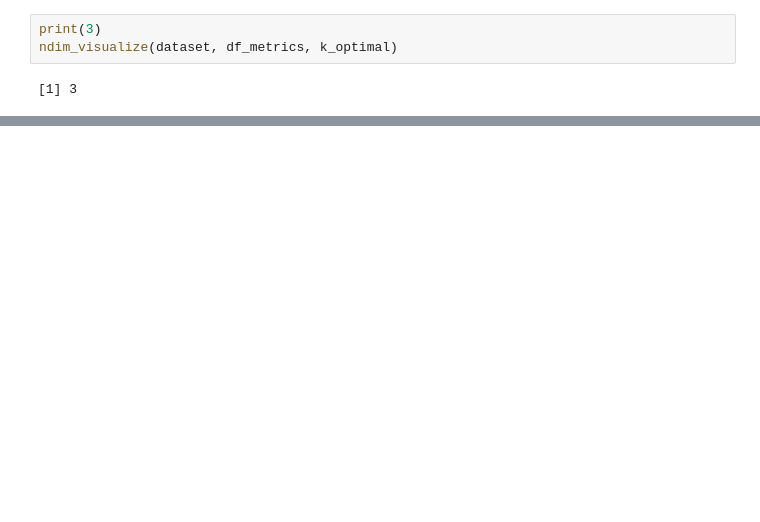
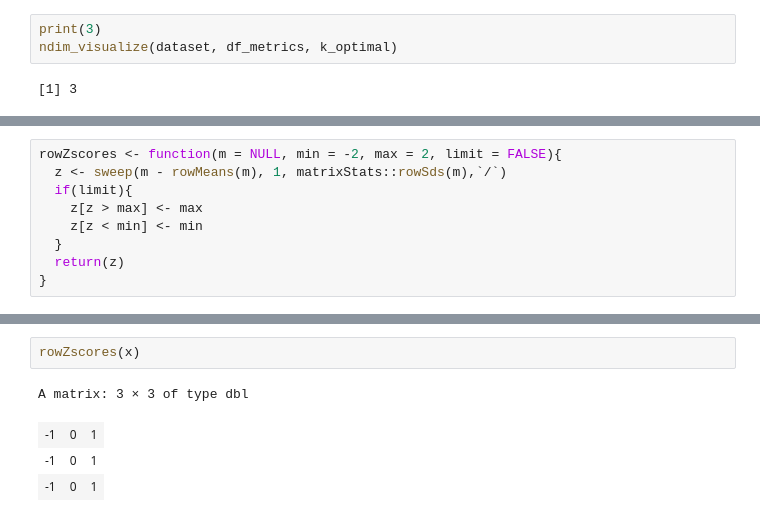
Before and after one commit to RoseYuan/sc_chromatin_benchmark, a Jupyter notebook: scripts/analysis/explore_ndim.ipynb, the cells around one changed output, grey strips where cells are left out. Drawn from its saved outputs; the diff is of its cells as text; blank space fills up the shorter version.

```diff
--- a/scripts/analysis/explore_ndim.ipynb
+++ b/scripts/analysis/explore_ndim.ipynb
@@ -461,0 +535,9 @@ ndim_visualize(dataset, df_metrics, k_optimal)
+# %%
+rowZscores <- function(m = NULL, min = -2, max = 2, limit = FALSE){
+  z <- sweep(m - rowMeans(m), 1, matrixStats::rowSds(m),`/`)
+  if(limit){
+    z[z > max] <- max
+    z[z < min] <- min
+  }
+  return(z)
+}
@@ -461,0 +557,7 @@ ndim_visualize(dataset, df_metrics, k_optimal)
+# %%
+rowZscores(x)
+# %% [output]
+A matrix: 3 × 3 of type dbl
+| -1 | 0 | 1 |
+| -1 | 0 | 1 |
+| -1 | 0 | 1 |
```
Also changed, not shown: parts of 14 cells of this notebook, 13 other files.
